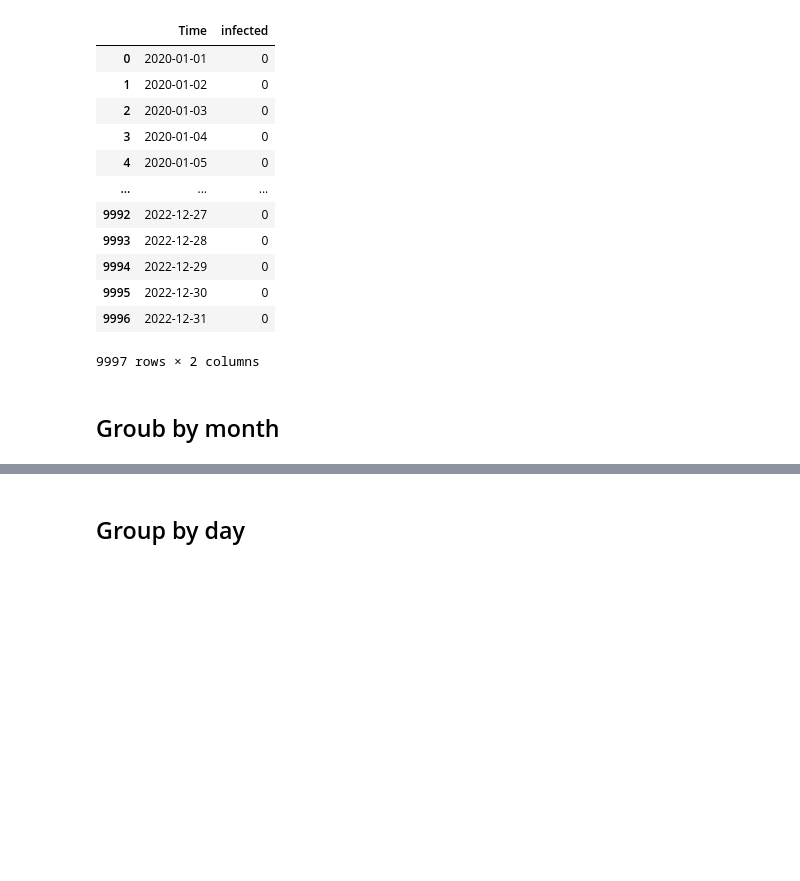
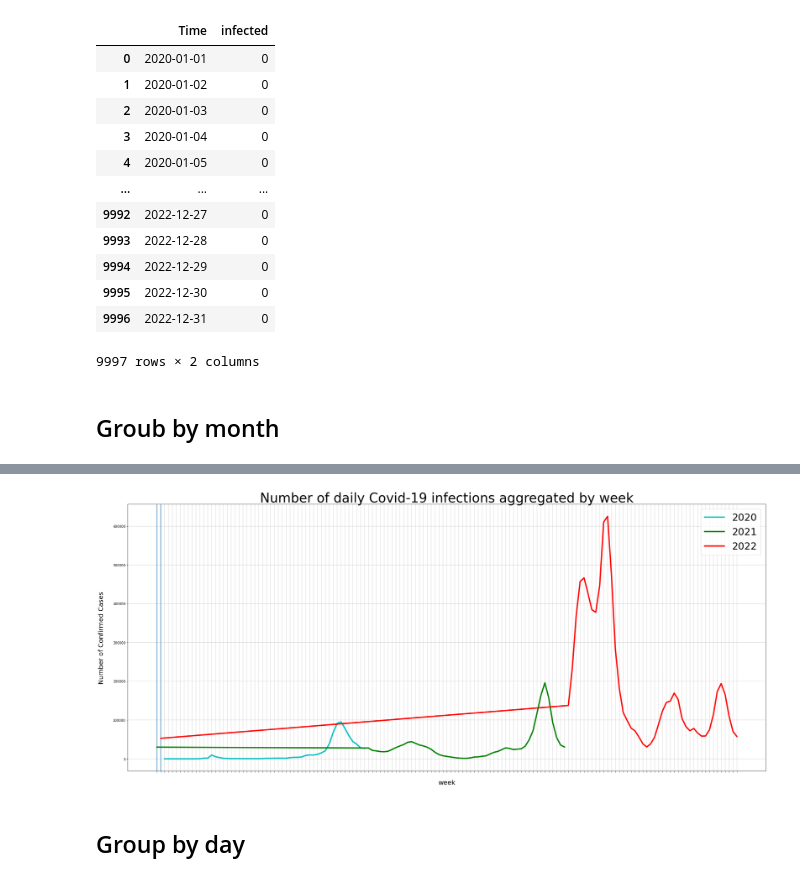
Before and after one commit to borosabel/visual_analytics_2022, a Jupyter notebook: individual work/submission_02_intermediate_Felix.ipynb, the cells around one changed output, grey strips where cells are left out. Drawn from its saved outputs; the diff is of its cells as text; code cells hidden in the pictures; blank space fills up the shorter version.

```diff
--- a/individual work/submission_02_intermediate_Felix.ipynb
+++ b/individual work/submission_02_intermediate_Felix.ipynb
@@ -325,3 +339,85 @@ plt.legend(loc='upper right',prop={'size': 30})
+# %%
+df_2020 = pd.DataFrame(full_year_2020, columns =['weeks'])
+
+df_aggregated_2020_month_test = pd.concat([df_aggregated_2020_month_test, df_2020], axis=1)
+
+#df_aggregated_2020_month_test
+# %%
+df_2021 = pd.DataFrame(full_year_2021, columns =['weeks'])
+
+df_aggregated_2021_month_test = pd.concat([df_aggregated_2021_month_test, df_2021], axis=1)
+
+#df_aggregated_2021_month_test
+# %%
+df_2022 = pd.DataFrame(secial_year_2022, columns =['weeks'])
+
+df_aggregated_2022_month_test = pd.concat([df_aggregated_2022_month_test, df_2022], axis=1)
+
+#df_aggregated_2022_month_test
+# %%
+X_1 = df_aggregated_2020_month_test['weeks']
+Y = df_aggregated_2020_month_test['infected']
+
+X_2 = df_aggregated_2021_month_test['weeks']
+Z = df_aggregated_2021_month_test['infected']
+
+
+X_3 = df_aggregated_2022_month_test['weeks']
+V = df_aggregated_2022_month_test['infected']
+
+
+plt.figure(figsize=(35,15))
+
+ax = plt.axes()
+ax.grid(linewidth=0.4, color='#8f8f8f')
+ax.set_title("Number of daily Covid-19 infections aggregated by week",fontsize=40)
+
+#ax.set_facecolor("black")
+ax.set_xlabel('\nweek',size=20,color='k')
+ax.set_ylabel('Number of Confirmed Cases\n',
+              size=20,color='k')
+
+
+plt.axvline('1/21')
+plt.axvline('1/22')
+
+ax.plot(X_1,Y,
+        color='c',
+        #marker='o',
+        linewidth=4,
+        markersize=15,
+        markeredgecolor='#035E9B',
+        label='2020')
+
+
+ax.plot(X_2,Z,
+        color='g',
+        #marker='o',
+        linewidth=4,
+        markersize=40,
+        markeredgecolor='#035E9B',
+        label='2021')
+
+
+ax.plot(X_3,V,
+        color='r',
+        #marker='o',
+        linewidth=4,
+        markersize=40,
+        markeredgecolor='#035E9B',
+        label='2022')
+
+plt.legend(loc='upper right',prop={'size': 30})
+
+# plt.xticks(full_year, X_1)
+# plt.xticks(full_year, X_2)
+# plt.xticks(secial_year, X_3)
+
+
+plt.setp(ax.axes.get_xticklabels(), visible=False)
+plt.setp(ax.axes.get_xticklabels()[::20], visible=True)
+# %% [output]
+[figure, added]
 # %% [markdown]
 ## Group by day
 # %%
```
Also changed, not shown: parts of 7 cells of this notebook, 1 other file.
